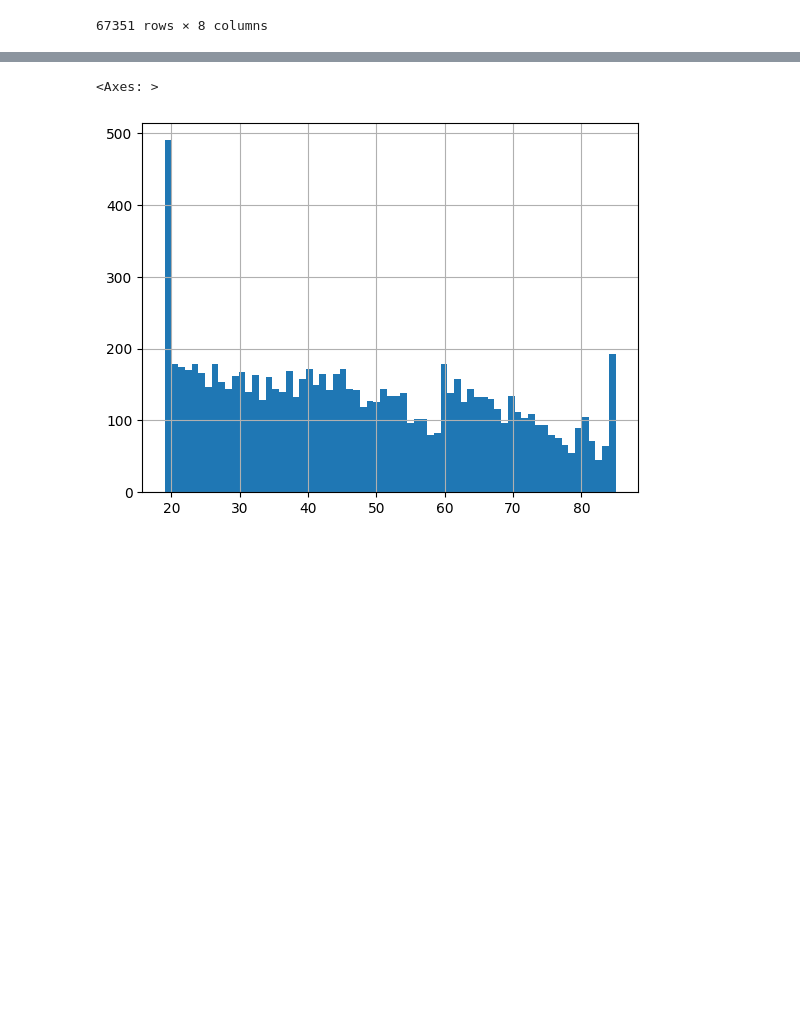
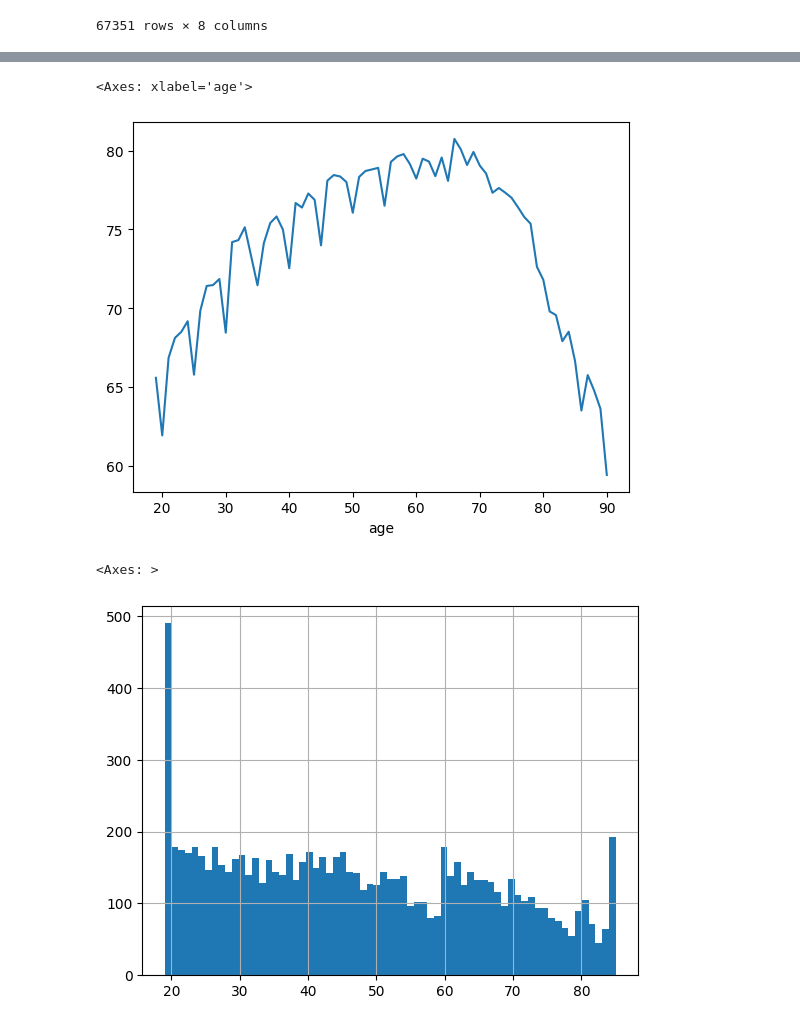
Before and after one commit to NikolayTV/bioage_estimation, a Jupyter notebook: 0.eda+data_prep.ipynb, the cells around one changed output, grey strips where cells are left out. Saved outputs shown, nothing was run; the diff lists cells and outputs as text; code cells hidden in the pictures; blank space fills up the shorter version.

```diff
--- a/0.eda+data_prep.ipynb
+++ b/0.eda+data_prep.ipynb
@@ -375,3 +437,8 @@ train_df
+# %%
+filtered_train_df.groupby('age')['Weight (kg)'].mean().plot()
+# %% [output]
+<Axes: xlabel='age'>
+[figure, added]
 # %%
 train_df = df[features + meta_features].copy().dropna()
 train_df = train_df.dropna()
```
Also changed, not shown: parts of 8 cells of this notebook, 39 other files.
